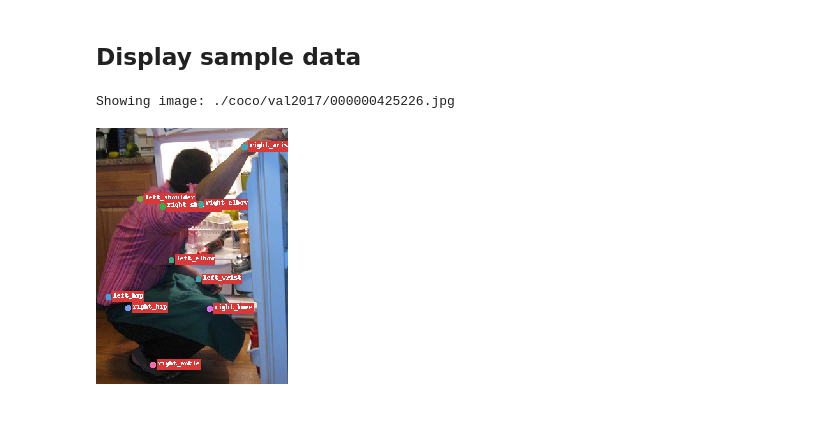
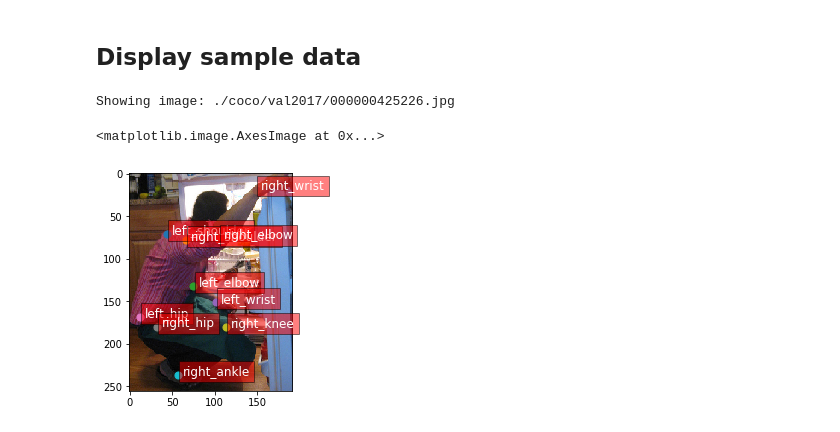
Before and after one commit to pragmatic-ninja/human_pose, a Jupyter notebook: Human_Pose_Module_1.ipynb, the cells around one changed output. Drawn from its saved outputs; the diff is of its cells as text; code cells hidden in the pictures.

```diff
--- a/Human_Pose_Module_1.ipynb
+++ b/Human_Pose_Module_1.ipynb
@@ -67,50 +69,47 @@ Done transferring all datasets
 import json
 from PIL import Image, ImageDraw, ImageFont
 from IPython.core.display import display
-import seaborn as sns
+
+import matplotlib.pyplot as plt
+import matplotlib.colors as colors
 
 set_name = 'val2017' #@param ["val2017"]
 sample_num_slider = 0 #@param {type:"slider", min:0, max:1000, step:1}
 
 image_path = ""
 keypoints_categories = []
 bounding_box = []
 keypoints = []
 with open('./coco/annotations/person_keypoints_%s.json' % set_name) as json_file:
     data = json.load(json_file)
     image_def = data["annotations"][sample_num_slider]
     keypoints_categories = data["categories"][0]["keypoints"]
     image_path = "./coco/%s/%012d.jpg" % (set_name, image_def["image_id"])
     bounding_box = image_def["bbox"]
     keypoints = image_def["keypoints"]
 
 print("Showing image: %s" % image_path)
 
 im = Image.open(image_path)
 x = bounding_box[0]
 y = bounding_box[1]
 width = bounding_box[2]
 height = bounding_box[3]
 box = (x, y,x+width, y+height)
-legend = sns.color_palette("husl", len(keypoints_categories))
-
-draw = ImageDraw.Draw(im)
-font = ImageFont.load_default()
+resize_height = 256
+resize_width = 192
 for i in range(len(keypoints_categories)):
   key_x = keypoints[i*3]
   key_y = keypoints[i*3+1]
   key_v = keypoints[i*3+2]
   if key_v > 0:
-    point_color = (int(legend[i][0]*255), int(legend[i][1]*255),int(legend[i][2]*255))
-    draw.ellipse((key_x-4, key_y-4, key_x+4, key_y+4), fill=point_color)
-    text_bound = draw.textsize(keypoints_categories[i], font)
-    draw.rectangle((key_x+6,key_y-8, key_x+text_bound[0]+8,key_y+text_bound[1]-4), (216,56,56,50))
-    draw.text((key_x+8, key_y-8),keypoints_categories[i],font=font)
-del draw
+    adj_x = (key_x-x)*(resize_width/width)
+    adj_y = (key_y-y)*(resize_height/height)
+    plt.text(adj_x+6, adj_y, keypoints_categories[i], fontsize=12,bbox=dict(facecolor='red', alpha=0.5),color='w')
+    plt.scatter(adj_x, adj_y, s=50)
 
-print()
-adjust_image = im.crop(box).resize((192,256))
-display(adjust_image)
+plt.imshow(im.resize((resize_width,resize_height),box=box))
 # %% [output]
 Showing image: ./coco/val2017/000000425226.jpg
+<matplotlib.image.AxesImage at 0x...>
-[figure, old version]
+[figure, new version]
```
Also changed, not shown: parts of 1 cell of this notebook.
